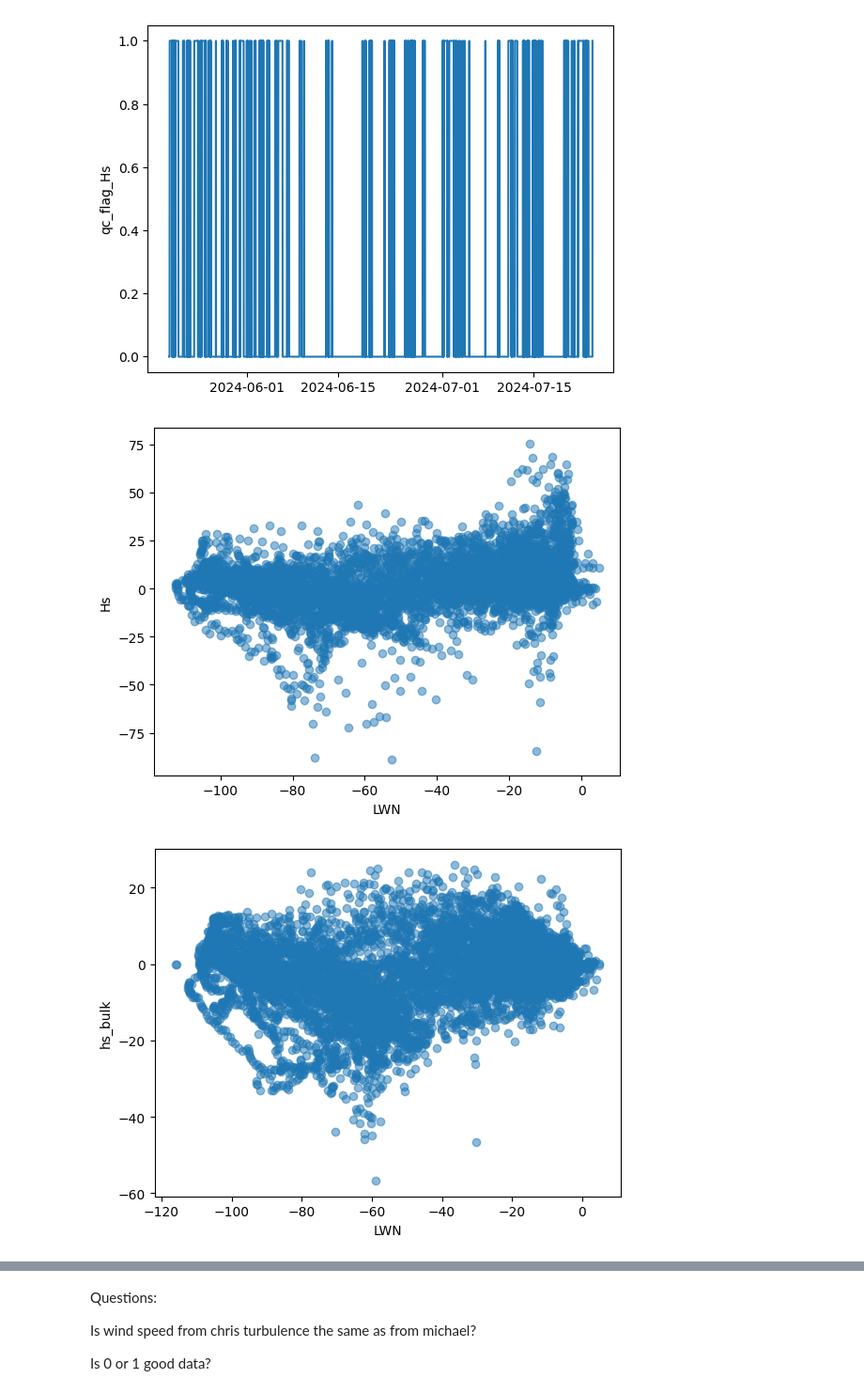
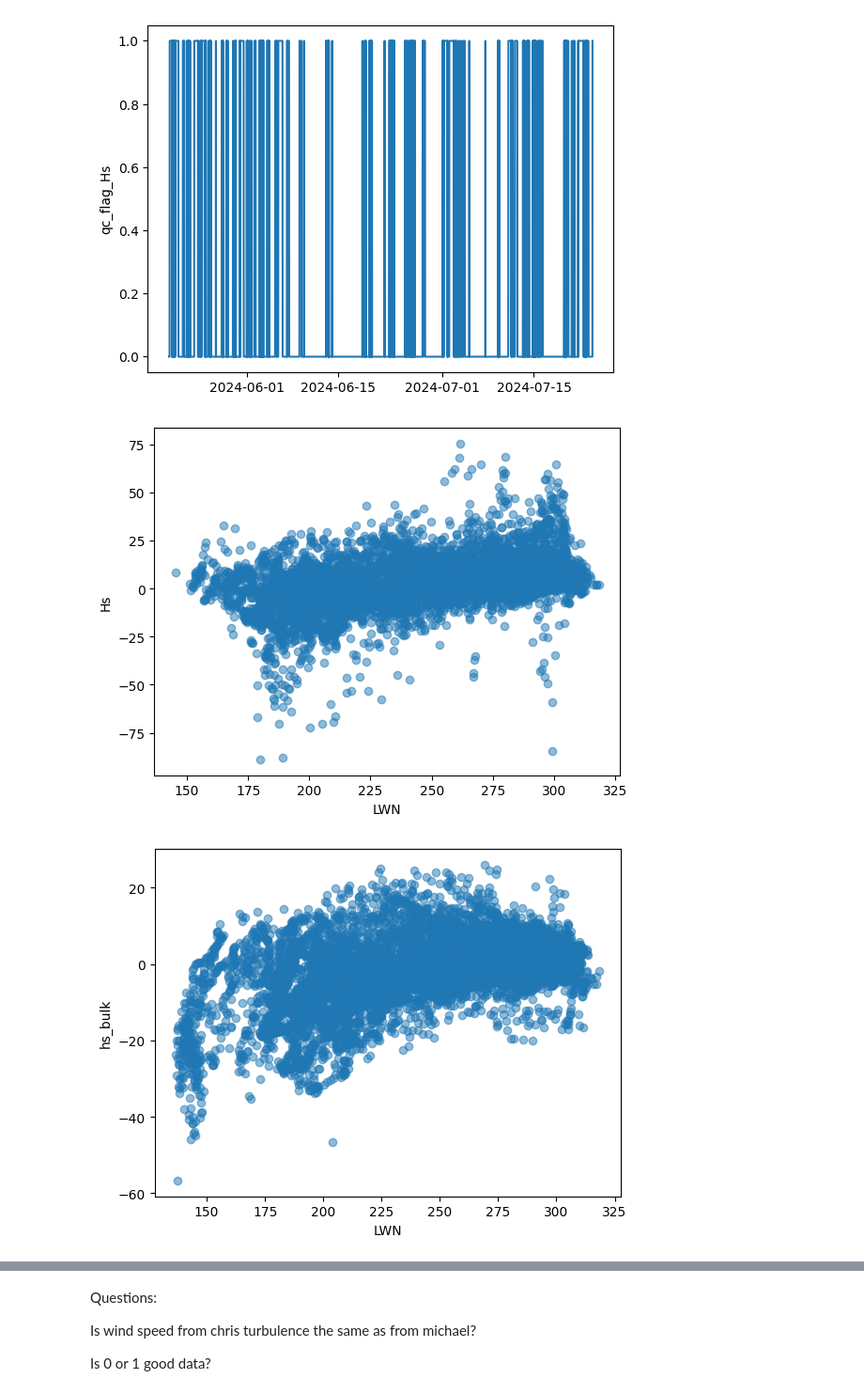
Before and after one commit to sledd/ICECAPS_raven, a Jupyter notebook: raven_accumulation_analysis.ipynb, the cells around one changed output, grey strips where cells are left out. Shown at 94% size. Saved outputs shown, nothing was run; the diff lists cells and outputs as text; code cells hidden in the pictures.

```diff
--- a/raven_accumulation_analysis.ipynb
+++ b/raven_accumulation_analysis.ipynb
@@ -185,10 +195,10 @@ for varname in turb_vars:
 [figure]
 # %%
 for varname in ['Hs','hs_bulk','hl_bulk']:
-    plt.scatter(asfs_data_lev2['net_long_hemisp'][season_idx], rough_turb_data[varname], alpha=.5)
+    plt.scatter(asfs_data_lev2['down_long_hemisp'][season_idx], rough_turb_data[varname], alpha=.5)
     plt.ylabel(varname)
     plt.xlabel('LWN')
     plt.show()
 # %% [output]
-[figure, old version]
+[figure, new version]
-[figure, old version]
+[figure, new version]
```
Also changed, not shown: parts of 72 cells of this notebook.
